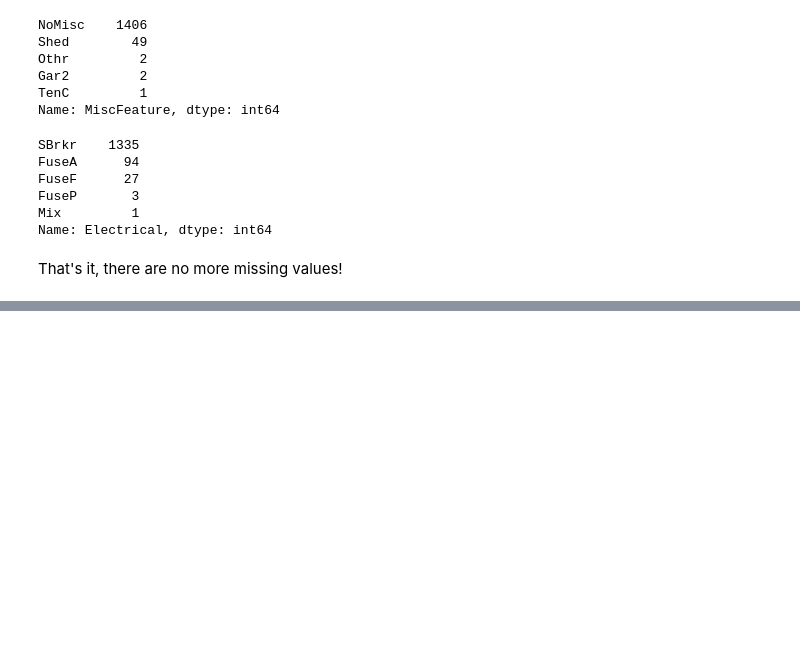
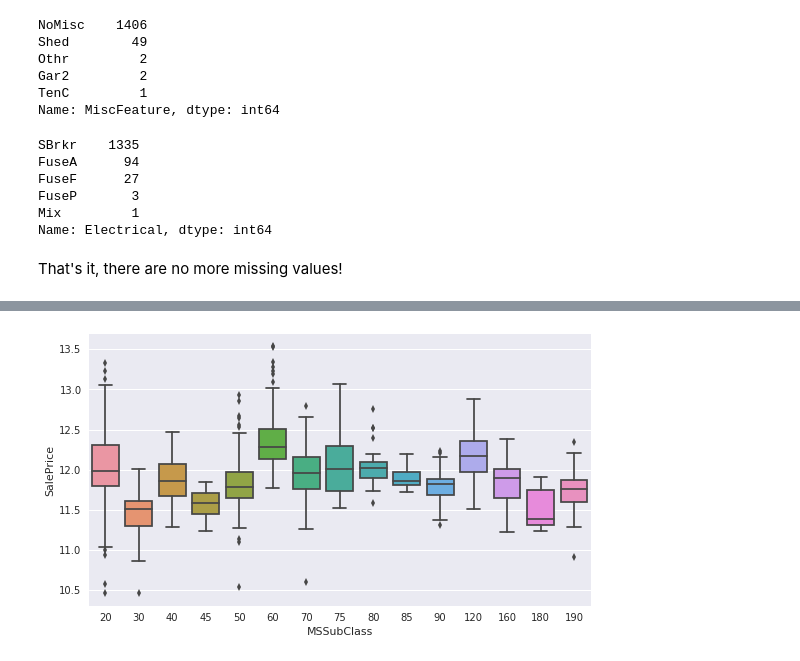
Before and after one commit to jmwagstaff/House-Prices, a Jupyter notebook: HousePrices.ipynb, the cells around one changed output, grey strips where cells are left out. Cells and saved outputs as stored; diff of their text form; code cells hidden in the pictures; blank space fills up the shorter version.

```diff
--- a/HousePrices.ipynb
+++ b/HousePrices.ipynb
@@ -281,3 +303,8 @@ SaleType 0 1
 # Run the whole script here
 # The script is written in details below
 %run missingValues.py
+# %%
+## IMPORTANT!
+# Here we are applying a log transformation to the target variable
+trainData['SalePrice'] = np.log(trainData['SalePrice'])
+trainData.shape
@@ -1032,0 +746,6 @@ I'm not sure what's the best way to deal with these missing values. But since ou
+# %%
+# Let's visualise
+plt.subplots(figsize=(9, 5))
+sns.boxplot(x="MSSubClass", y="SalePrice", data=trainData);
+# %% [output]
+[figure, added]
```
Also changed, not shown: parts of 158 cells of this notebook, 1 other file.
